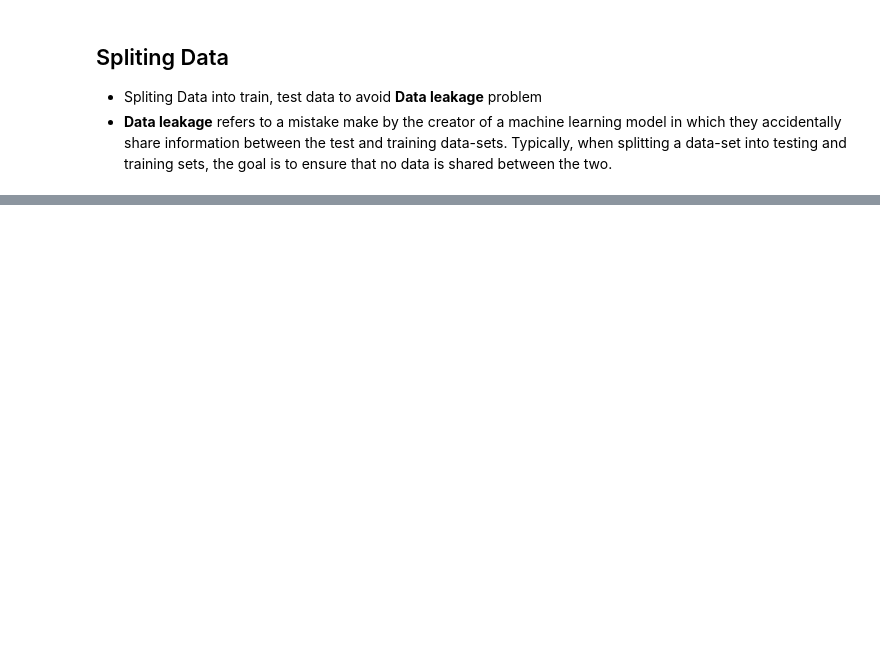
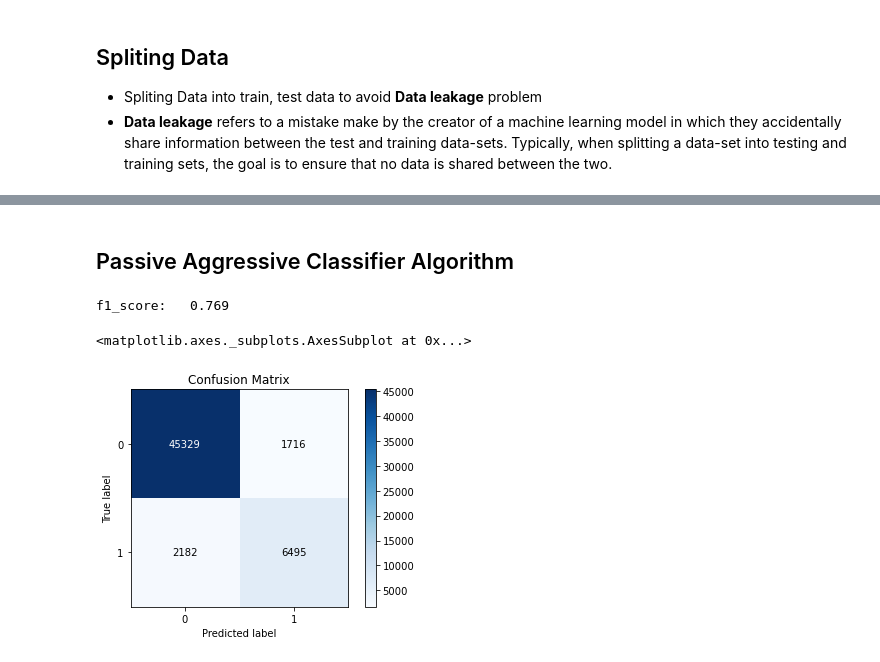
Before and after one commit to SrinivasaRaviIdury/AmazonFineFoodReviews-Sentiment-Analysis, a Jupyter notebook: AmazonFineFoodReviews_Sentiment_Analysis.ipynb, the cells around one changed output, grey strips where cells are left out. Drawn from its saved outputs; the diff is of its cells as text; code cells hidden in the pictures; blank space fills up the shorter version.

```diff
--- a/AmazonFineFoodReviews_Sentiment_Analysis.ipynb
+++ b/AmazonFineFoodReviews_Sentiment_Analysis.ipynb
@@ -572,0 +582,5 @@ plt.show()
+# %%
+classifier.fit(train_bow, ytrain)
+pred = classifier.predict(cv_bow)
+score = metrics.f1_score(ycv, pred)
+score
@@ -572,0 +601,15 @@ plt.show()
+# %% [markdown]
+## Passive Aggressive Classifier Algorithm
+# %%
+from sklearn.linear_model import PassiveAggressiveClassifier
+linear_clf = PassiveAggressiveClassifier()
+# %%
+linear_clf.fit(train_bow, ytrain)
+pred = linear_clf.predict(cv_bow)
+score = metrics.f1_score(ycv, pred)
+print("f1_score:   %0.3f" % score)
+skplt.plot_confusion_matrix(ycv,pred)
+# %% [output]
+f1_score:   0.769
+<matplotlib.axes._subplots.AxesSubplot at 0x...>
+[figure, added]
```
Also changed, not shown: parts of 66 cells of this notebook.
